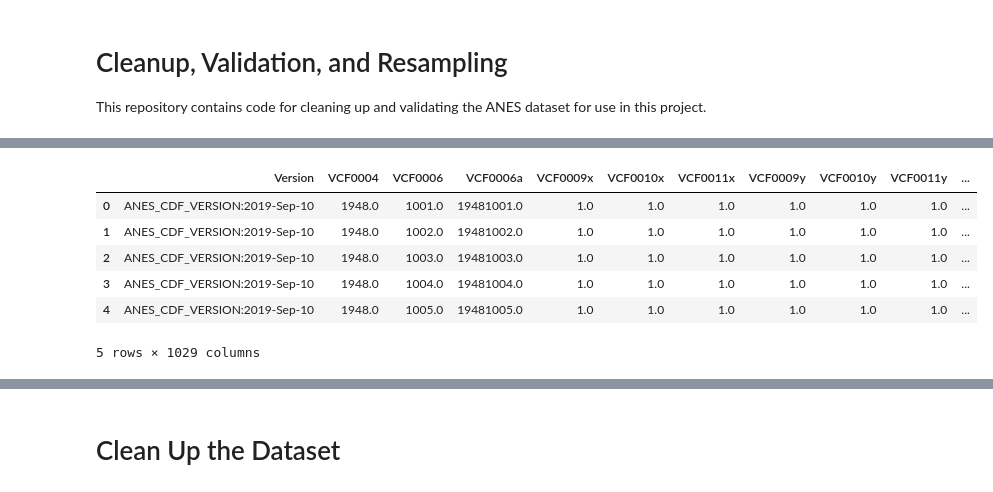
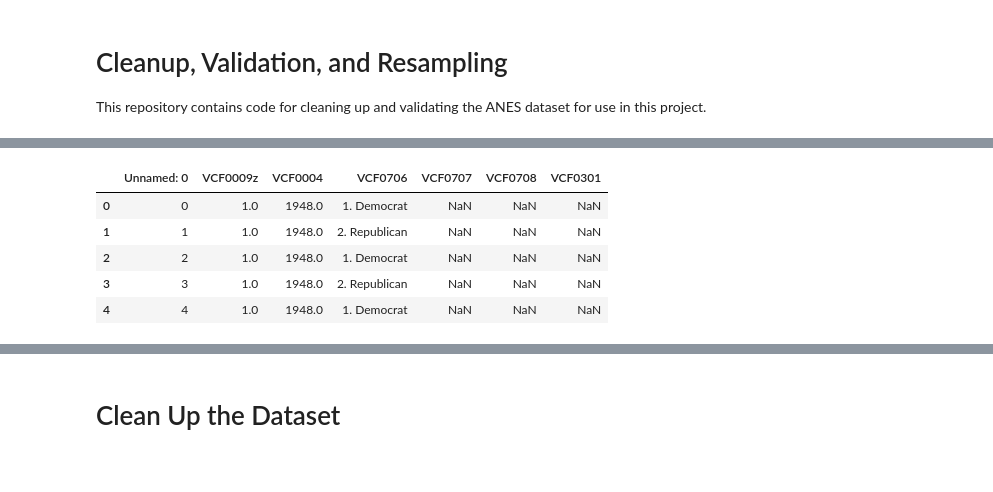
Before and after one commit to anushadatar/split-ticket, a Jupyter notebook: Prepare-Dataset.ipynb, the cells around one changed output, grey strips where cells are left out. Saved outputs shown, nothing was run; the diff lists cells and outputs as text; code cells hidden in the pictures.

```diff
--- a/Prepare-Dataset.ipynb
+++ b/Prepare-Dataset.ipynb
@@ -40,0 +17,3 @@ df
+# %%
+url = 'https://raw.githubusercontent.com/anushadatar/split-ticket/master/data/anes.csv'
+anes = pd.read_csv(url)
@@ -41,11 +36,10 @@ df
 # %%
-df.head()
+anes.head()
 # %% [output]
-|  | Version | VCF0004 | VCF0006 | VCF0006a | VCF0009x | VCF0010x | VCF0011x | VCF0009y | VCF0010y | VCF0011y | ... |
-| 0 | ANES_CDF_VERSION:2019-Sep-10 | 1948.0 | 1001.0 | 19481001.0 | 1.0 | 1.0 | 1.0 | 1.0 | 1.0 | 1.0 | ... |
-| 1 | ANES_CDF_VERSION:2019-Sep-10 | 1948.0 | 1002.0 | 19481002.0 | 1.0 | 1.0 | 1.0 | 1.0 | 1.0 | 1.0 | ... |
-| 2 | ANES_CDF_VERSION:2019-Sep-10 | 1948.0 | 1003.0 | 19481003.0 | 1.0 | 1.0 | 1.0 | 1.0 | 1.0 | 1.0 | ... |
-| 3 | ANES_CDF_VERSION:2019-Sep-10 | 1948.0 | 1004.0 | 19481004.0 | 1.0 | 1.0 | 1.0 | 1.0 | 1.0 | 1.0 | ... |
-| 4 | ANES_CDF_VERSION:2019-Sep-10 | 1948.0 | 1005.0 | 19481005.0 | 1.0 | 1.0 | 1.0 | 1.0 | 1.0 | 1.0 | ... |
+|  | Unnamed: 0 | VCF0009z | VCF0004 | VCF0706 | VCF0707 | VCF0708 | VCF0301 |
+| 0 | 0 | 1.0 | 1948.0 | 1. Democrat | NaN | NaN | NaN |
+| 1 | 1 | 1.0 | 1948.0 | 2. Republican | NaN | NaN | NaN |
+| 2 | 2 | 1.0 | 1948.0 | 1. Democrat | NaN | NaN | NaN |
+| 3 | 3 | 1.0 | 1948.0 | 2. Republican | NaN | NaN | NaN |
+| 4 | 4 | 1.0 | 1948.0 | 1. Democrat | NaN | NaN | NaN |
-5 rows × 1029 columns
 # %%
```
Also changed, not shown: parts of 23 cells of this notebook.
